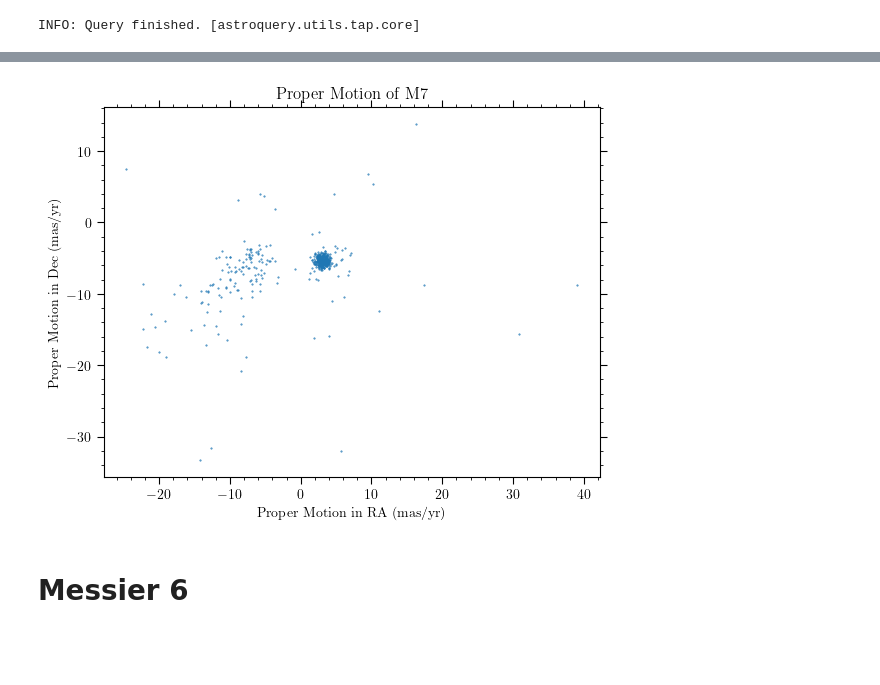
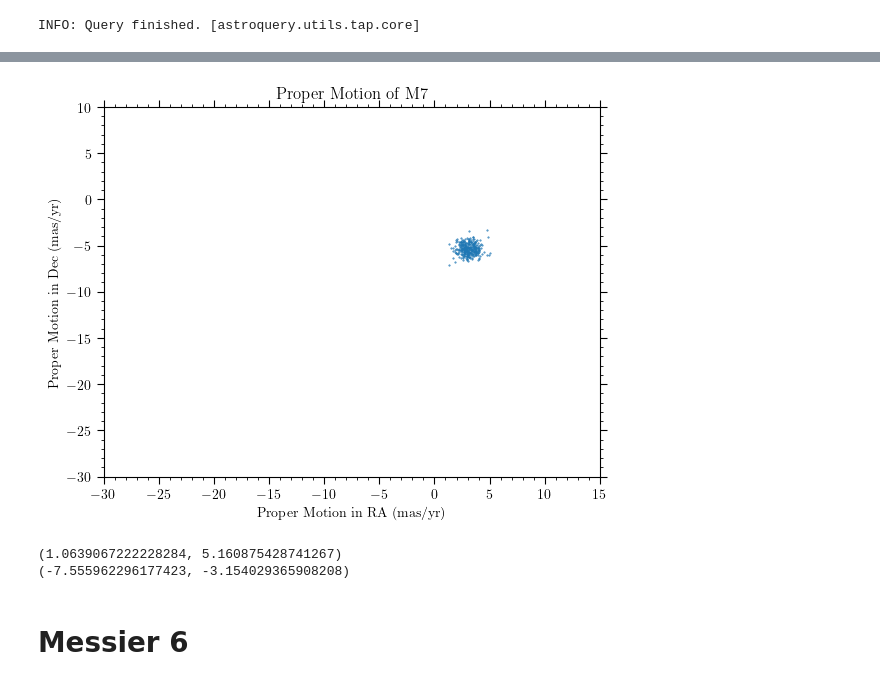
Before and after one commit to ravioli1369/gaia, a Jupyter notebook: week2.ipynb, the cells around one changed output, grey strips where cells are left out. Saved outputs shown, nothing was run; the diff lists cells and outputs as text; code cells hidden in the pictures; blank space fills up the shorter version.

```diff
--- a/week2.ipynb
+++ b/week2.ipynb
@@ -103,11 +106,22 @@ plt.show()
 # %%
 plt.scatter(rm7_2['pmra'],rm7_2['pmdec'], s=0.2)
 plt.xlabel('Proper Motion in RA (mas/yr)')
 plt.ylabel('Proper Motion in Dec (mas/yr)')
 plt.title('Proper Motion of M7')
+plt.xlim(-30,15)
+plt.ylim(-30,10)
 plt.show()
 # %% [output]
-[figure, old version]
+[figure, new version]
+# %%
+#applying sigma clipping
+mean_pmra_m7, median_pmra_m7, std_pmra_m7 = sigma_clipped_stats(rm7_2['pmra'])
+mean_pmdec_m7, median_pmdec_m7, std_pmdec_m7 = sigma_clipped_stats(rm7_2['pmdec'])
+print((mean_pmra_m7-3*std_pmra_m7, mean_pmra_m7+3*std_pmra_m7))
+print((mean_pmdec_m7-3*std_pmdec_m7, mean_pmdec_m7+3*std_pmdec_m7))
+# %% [output]
+(1.0639067222228284, 5.160875428741267)
+(-7.555962296177423, -3.154029365908208)
 # %% [markdown]
 # **Messier 6**
 # %%
```
Also changed, not shown: parts of 79 cells of this notebook, 7 other files.
